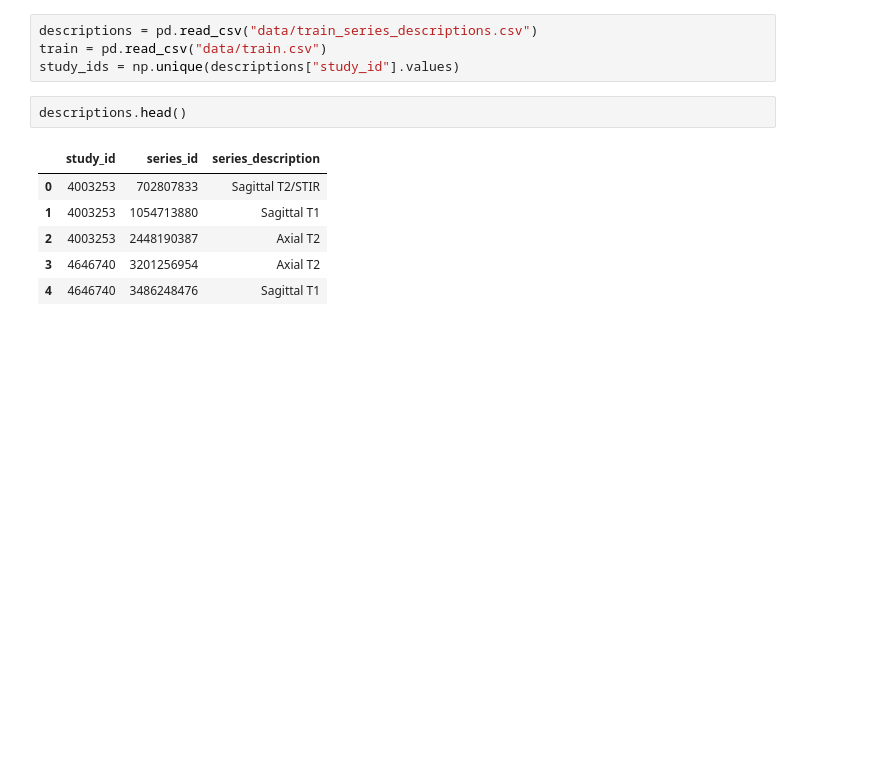
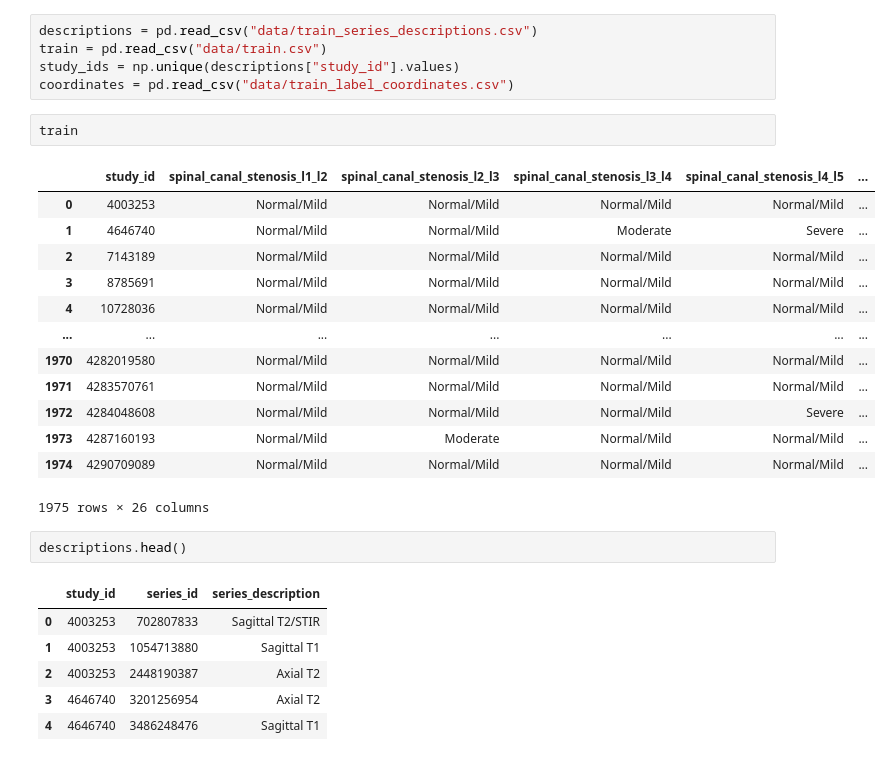
Before and after one commit to ivadomed/lumbar-classification-rsna-challenge-2024, a Jupyter notebook: stats.ipynb, the cells around one changed output. Drawn from its saved outputs; the diff is of its cells as text; blank space fills up the shorter version.

```diff
--- a/stats.ipynb
+++ b/stats.ipynb
@@ -10,6 +102,23 @@ from tqdm import tqdm
 descriptions = pd.read_csv("data/train_series_descriptions.csv")
 train = pd.read_csv("data/train.csv")
 study_ids = np.unique(descriptions["study_id"].values)
+coordinates = pd.read_csv("data/train_label_coordinates.csv")
+# %%
+train
+# %% [output]
+|  | study_id | spinal_canal_stenosis_l1_l2 | spinal_canal_stenosis_l2_l3 | spinal_canal_stenosis_l3_l4 | spinal_canal_stenosis_l4_l5 | ... |
+| 0 | 4003253 | Normal/Mild | Normal/Mild | Normal/Mild | Normal/Mild | ... |
+| 1 | 4646740 | Normal/Mild | Normal/Mild | Moderate | Severe | ... |
+| 2 | 7143189 | Normal/Mild | Normal/Mild | Normal/Mild | Normal/Mild | ... |
+| 3 | 8785691 | Normal/Mild | Normal/Mild | Normal/Mild | Normal/Mild | ... |
+| 4 | 10728036 | Normal/Mild | Normal/Mild | Normal/Mild | Normal/Mild | ... |
+| ... | ... | ... | ... | ... | ... | ... |
+| 1970 | 4282019580 | Normal/Mild | Normal/Mild | Normal/Mild | Normal/Mild | ... |
+| 1971 | 4283570761 | Normal/Mild | Normal/Mild | Normal/Mild | Normal/Mild | ... |
+| 1972 | 4284048608 | Normal/Mild | Normal/Mild | Normal/Mild | Severe | ... |
+| 1973 | 4287160193 | Normal/Mild | Moderate | Normal/Mild | Normal/Mild | ... |
+| 1974 | 4290709089 | Normal/Mild | Normal/Mild | Normal/Mild | Normal/Mild | ... |
+1975 rows × 26 columns
 # %%
 descriptions.head()
 # %% [output]
```
Also changed, not shown: parts of 49 cells of this notebook.
